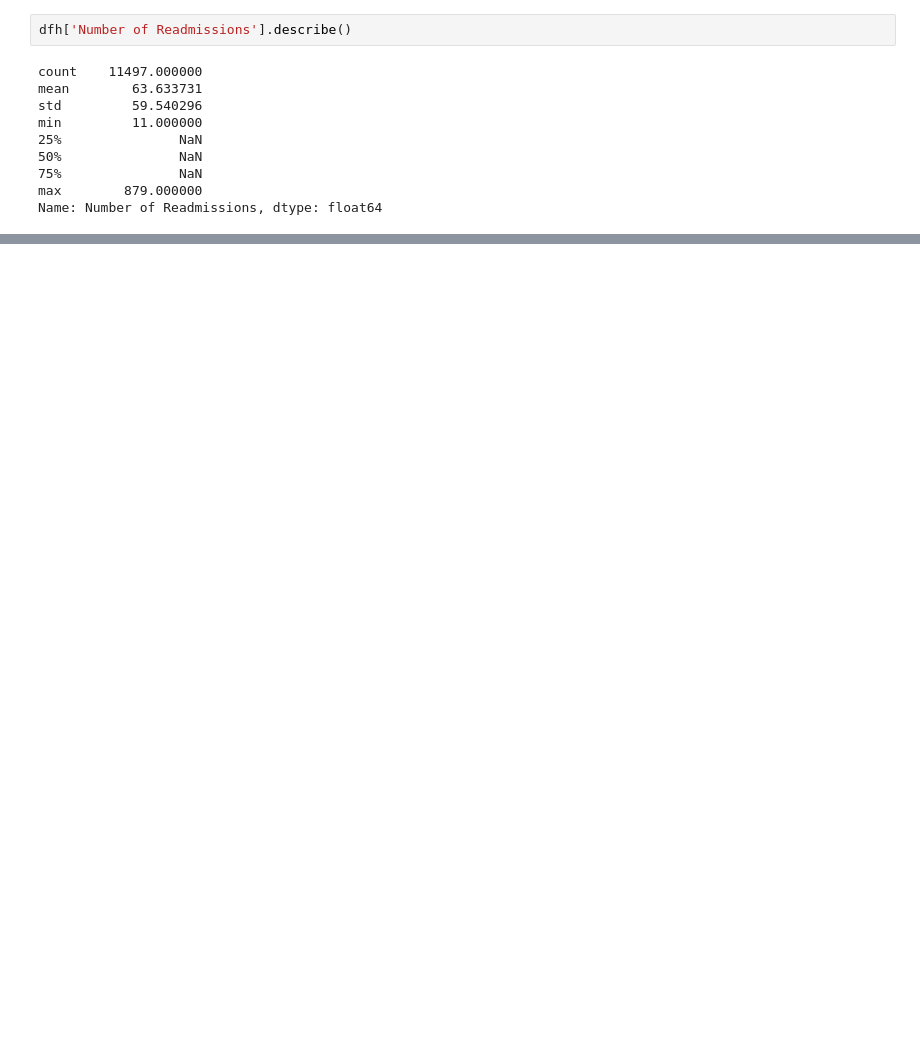
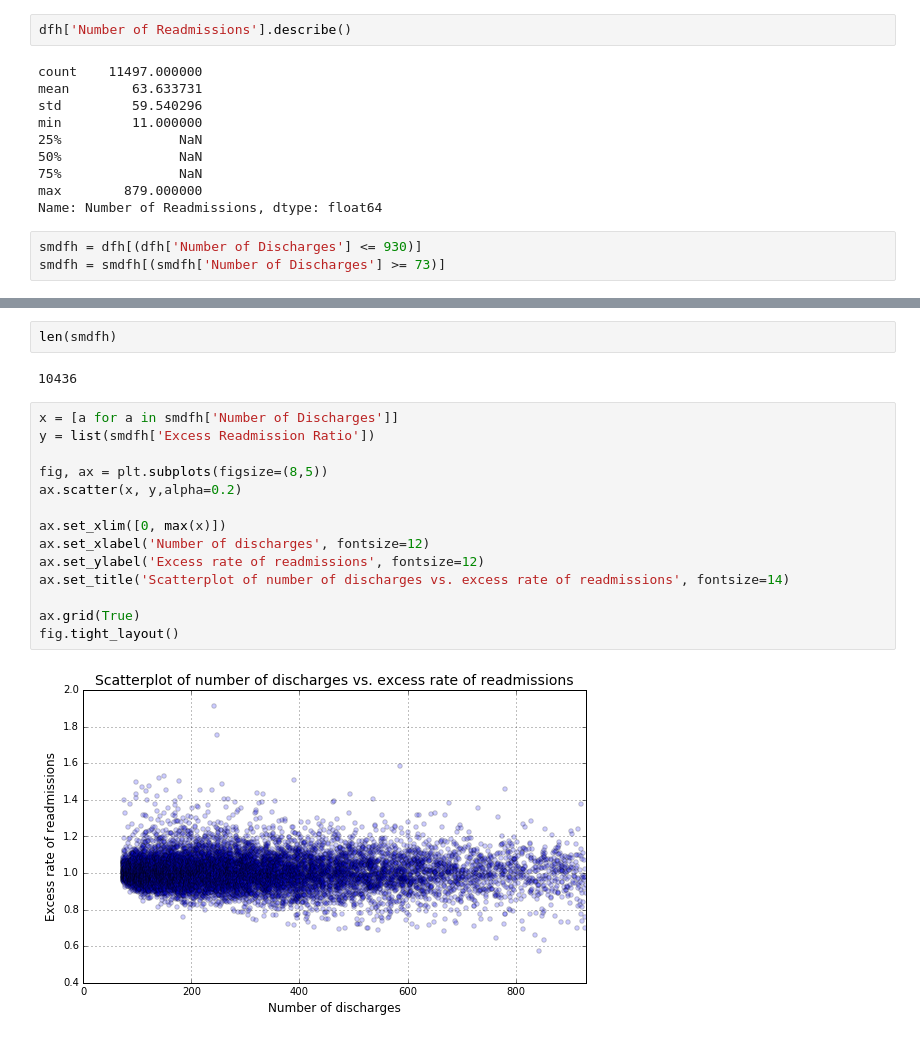
Before and after one commit to satishjasthi/data-science-intensive, a Jupyter notebook: statistics project 3/sliderule_dsi_inferential_statistics_exercise_3.ipynb, the cells around one changed output, grey strips where cells are left out. Cells and saved outputs as stored; diff of their text form; blank space fills up the shorter version.

Commit message:
updated graphs.

```diff
--- a/statistics project 3/sliderule_dsi_inferential_statistics_exercise_3.ipynb
+++ b/statistics project 3/sliderule_dsi_inferential_statistics_exercise_3.ipynb
@@ -160,3 +160,6 @@ min         11.000000
 75%               NaN
 max        879.000000
 Name: Number of Readmissions, dtype: float64
+# %%
+smdfh = dfh[(dfh['Number of Discharges'] <= 930)]
+smdfh = smdfh[(smdfh['Number of Discharges'] >= 73)]
@@ -162,0 +175,20 @@ Name: Number of Readmissions, dtype: float64
+# %%
+len(smdfh)
+# %% [output]
+10436
+# %%
+x = [a for a in smdfh['Number of Discharges']]
+y = list(smdfh['Excess Readmission Ratio'])
+
+fig, ax = plt.subplots(figsize=(8,5))
+ax.scatter(x, y,alpha=0.2)
+
+ax.set_xlim([0, max(x)])
+ax.set_xlabel('Number of discharges', fontsize=12)
+ax.set_ylabel('Excess rate of readmissions', fontsize=12)
+ax.set_title('Scatterplot of number of discharges vs. excess rate of readmissions', fontsize=14)
+
+ax.grid(True)
+fig.tight_layout()
+# %% [output]
+[figure, added]
```
Also changed, not shown: parts of 2 cells of this notebook.
